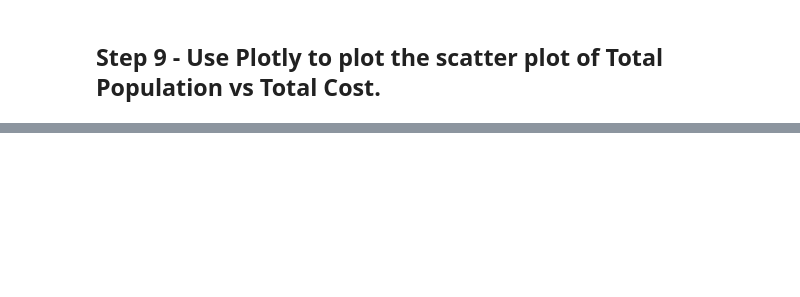
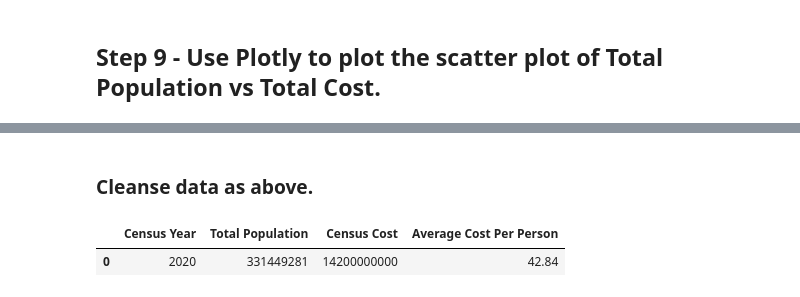
Before and after one commit to davidsadovy/data690_fall2022, a Jupyter notebook: assignment_08/assignment_08.ipynb, the cells around one changed output, grey strips where cells are left out. Cells and saved outputs as stored; diff of their text form; code cells hidden in the pictures; blank space fills up the shorter version.

```diff
--- a/assignment_08/assignment_08.ipynb
+++ b/assignment_08/assignment_08.ipynb
@@ -224,0 +305,15 @@ fig.show()
+# %% [markdown]
+### Cleanse data as above.
+# %%
+# apply() method used to call functions to cleanse data
+# cleansed data added to new data frame
+
+df_cleansed2 = df2
+df_cleansed2["Census Year"] = df2["Census Year"].apply(cleanse_year)
+df_cleansed2["Total Population"] = df2["Total Population"].apply(cleanse_pop)
+df_cleansed2["Census Cost"] = df2["Census Cost"].apply(cleanse_cost)
+df_cleansed2["Average Cost Per Person"] = df2["Average Cost Per Person"].apply(cleanse_acpp)
+df_cleansed2
+# %% [output]
+|  | Census Year | Total Population | Census Cost | Average Cost Per Person |
+| 0 | 2020 | 331449281 | 14200000000 | 42.84 |
```
Also changed, not shown: parts of 34 cells of this notebook.
